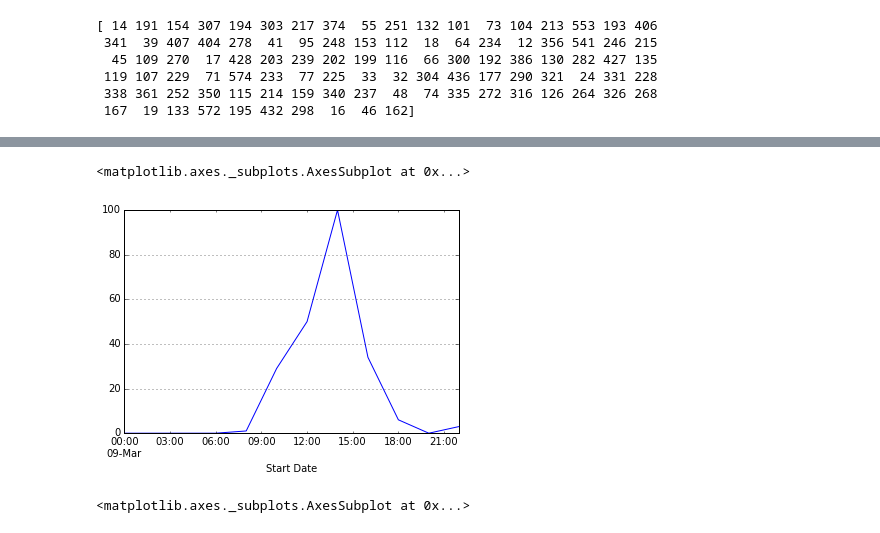
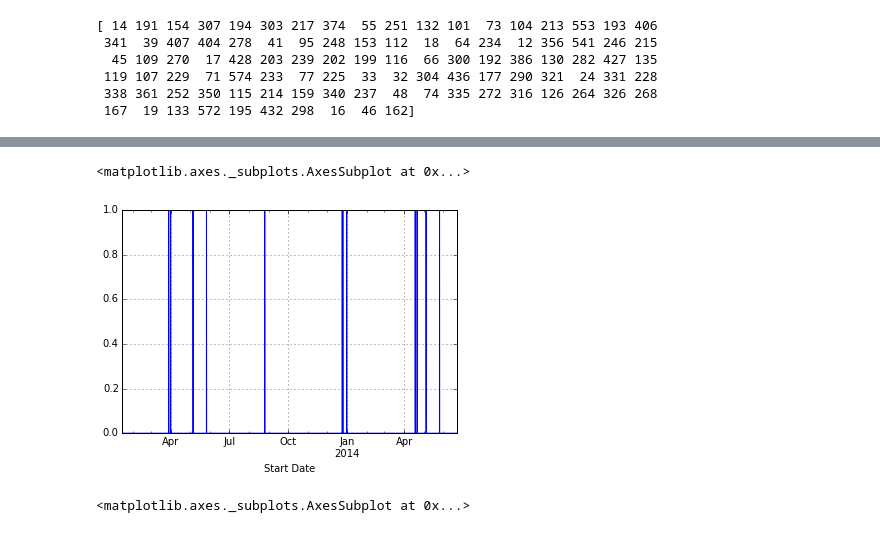
Before and after one commit to cs229-bike-prediction/bike-prediction, a Jupyter notebook: read_data_test.ipynb, the cells around one changed output, grey strips where cells are left out. Drawn from its saved outputs; the diff is of its cells as text; code cells hidden in the pictures.

```diff
--- a/read_data_test.ipynb
+++ b/read_data_test.ipynb
@@ -7,5 +7,5 @@ import bike_prediction.read_data
 import timeit
 # %%
 #timeit.timeit(stmt='bike_prediction.read_data.get_rides()', setup="import bike_prediction.read_data", number=2)
-rides = bike_prediction.read_data.get_rides(20)
+rides = bike_prediction.read_data.get_rides(39)
 # %% [output]
@@ -32,10 +29,10 @@ rides = bike_prediction.read_data.get_rides(20)
 # %%
-filtered_rides = bike_prediction.read_data.filter_top_stations(rides, 100)
+filtered_rides, top_stations = bike_prediction.read_data.filter_top_stations(rides, 100)
 
-filtered_c = [None, None, None]
-filtered_c[0] = bike_prediction.read_data.filter_top_clusters(rides, 1,  20)
-filtered_c[1] = bike_prediction.read_data.filter_top_clusters(rides, 21, 50)
-filtered_c[2] = bike_prediction.read_data.filter_top_clusters(rides, 51, 100)
+# filtered_c = [None, None, None]
+# filtered_c[0] = bike_prediction.read_data.filter_top_clusters(rides, 1,  20)
+# filtered_c[1] = bike_prediction.read_data.filter_top_clusters(rides, 21, 50)
+# filtered_c[2] = bike_prediction.read_data.filter_top_clusters(rides, 51, 100)
 # %% [output]
 [ 14 191 154 307 194 303 217 374  55 251 132 101  73 104 213 553 193 406
  341  39 407 404 278  41  95 248 153 112  18  64 234  12 356 541 246 215
@@ -85,9 +64,9 @@ X[X['label']==2]
 # %%
 # X[X['StartStation Id']==194]['h23']['2014-02-1':'2014-02-15'].plot()
-X[X['StartStation Id']==300]['Y']['2014-03-9'].plot()
+X[X['StartStation Id']==300]['holiday'].plot()
 # %% [output]
 <matplotlib.axes._subplots.AxesSubplot at 0x...>
-[figure, old version]
+[figure, new version]
 # %%
 X[X['StartStation Id']==154]['Y'].plot()
 # %% [output]
```
Also changed, not shown: parts of 3 cells of this notebook, 4 other files.
